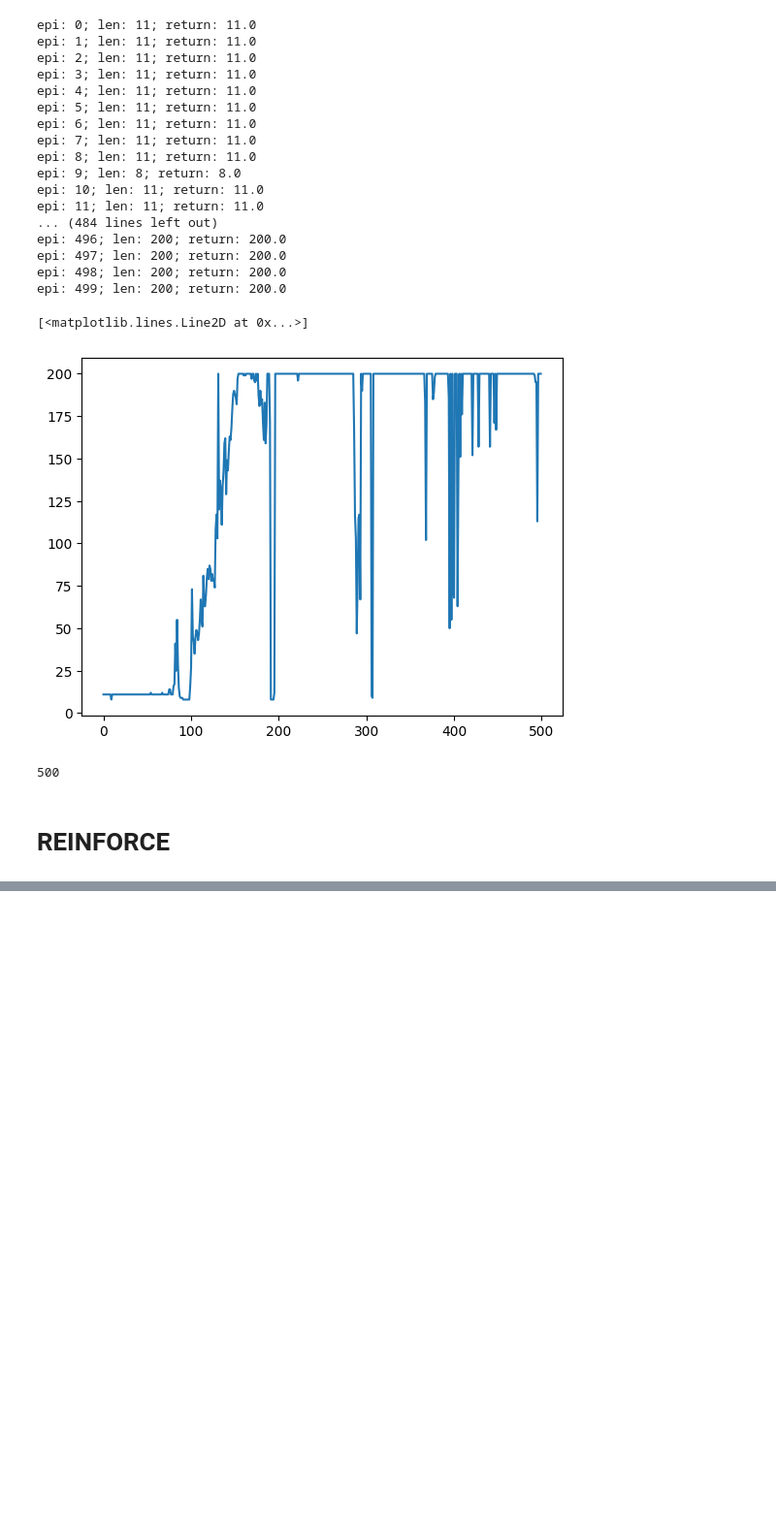
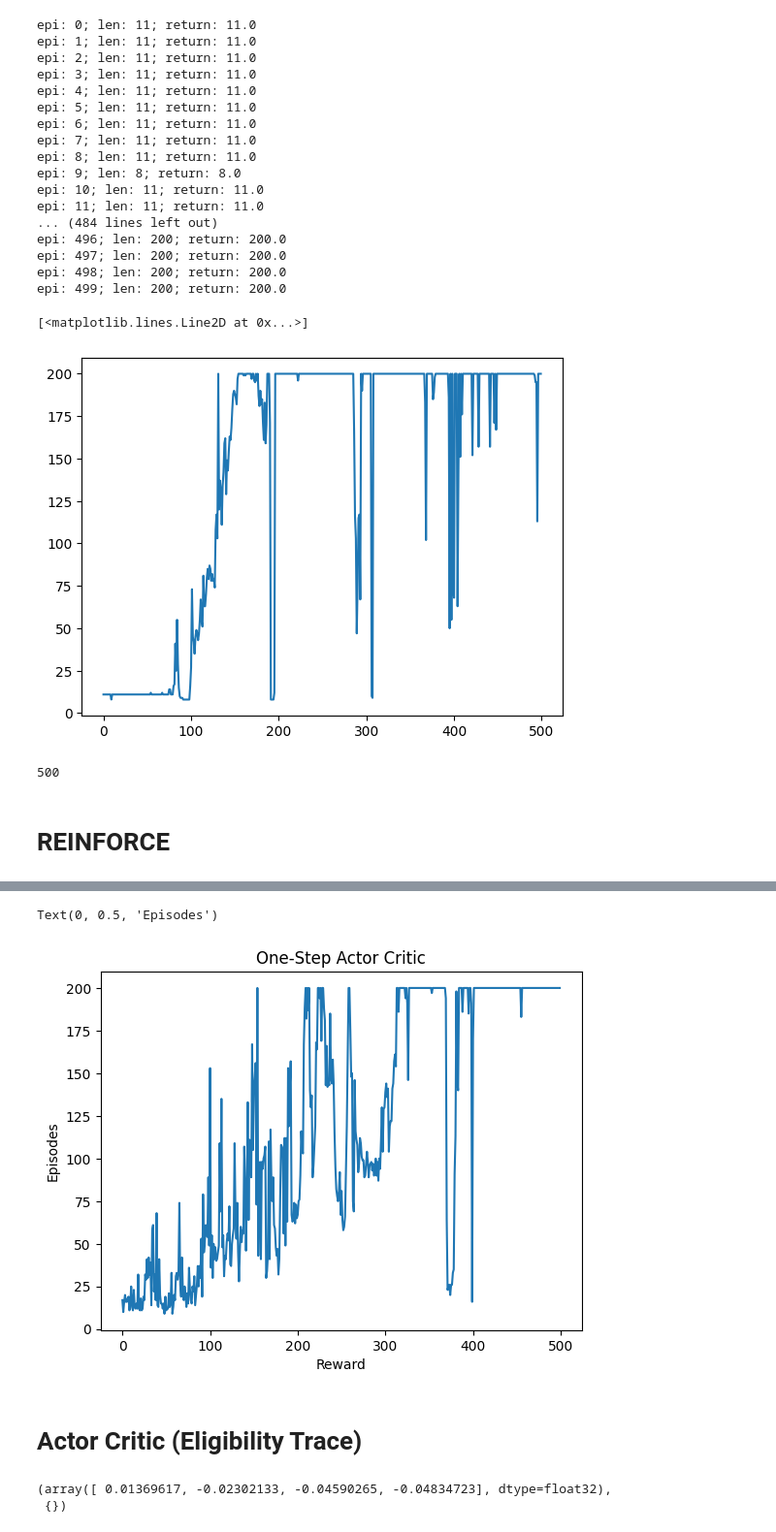
Before and after one commit to waymao/deep-rl, a Jupyter notebook: main.ipynb, the cells around one changed output, grey strips where cells are left out. Shown: that part at 97% size. Drawn from its saved outputs; the diff is of its cells as text; code cells hidden in the pictures; blank space fills up the shorter version.

```diff
--- a/main.ipynb
+++ b/main.ipynb
@@ -159,0 +179,40 @@ plt.plot([p[0] for p in results_r])
+# %%
+actor_module = nn.Sequential(
+    nn.Linear(4, 128), nn.ReLU(inplace=True),
+    nn.Linear(128, 2), nn.Softmax()
+)
+critic_module = nn.Sequential(
+    nn.Linear(4, 128), nn.ReLU(inplace=True),
+    nn.Linear(128, 1)
+)
+ac1_policy = ActorCritic(
+    actor_module=actor_module,
+    critic_module=critic_module,
+)
+results_ac1 = []
+# %%
+for epi in range(500):
+    observation, info = env.reset(seed=0)
+    terminated = False
+    truncated = False
+    epi_len = 0
+    total_return = 0
+
+    while not terminated and not truncated:
+        action = ac1_policy(observation)
+        prev_obs = observation
+        observation, reward, terminated, truncated, info = env.step(action)
+
+        ac1_policy.update({
+            "state": prev_obs,
+            "next_state": observation,
+            "reward": reward,
+            "terminated": terminated,
+            "action": action
+        })
+        epi_len += 1
+        total_return += reward
+
+    print("epi: {}; len: {}; return: {}".format(epi, epi_len, total_return))
+    results_ac1.append((epi_len, total_return))
+env.close()
@@ -159,0 +237,17 @@ plt.plot([p[0] for p in results_r])
+# %%
+plt.plot([p[0] for p in results_ac1])
+plt.title("One-Step Actor Critic")
+plt.xlabel("Reward")
+plt.ylabel("Episodes")
+# %% [output]
+Text(0, 0.5, 'Episodes')
+[figure, added]
+# %% [markdown]
+# Actor Critic (Eligibility Trace)
+# %%
+from policies.actor_critic_eligibility_trace import ActorCriticEligibilityTrace
+env = gym.make("CartPole-v1", max_episode_steps=200)
+env.reset(seed=0)
+# %% [output]
+(array([ 0.01369617, -0.02302133, -0.04590265, -0.04834723], dtype=float32),
+ {})
```
Also changed, not shown: parts of 11 cells of this notebook, 2 other files.
